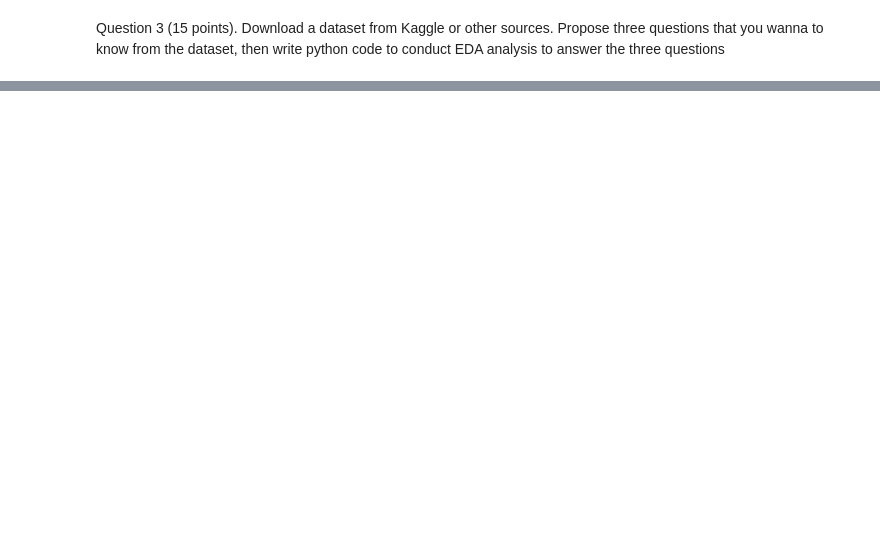
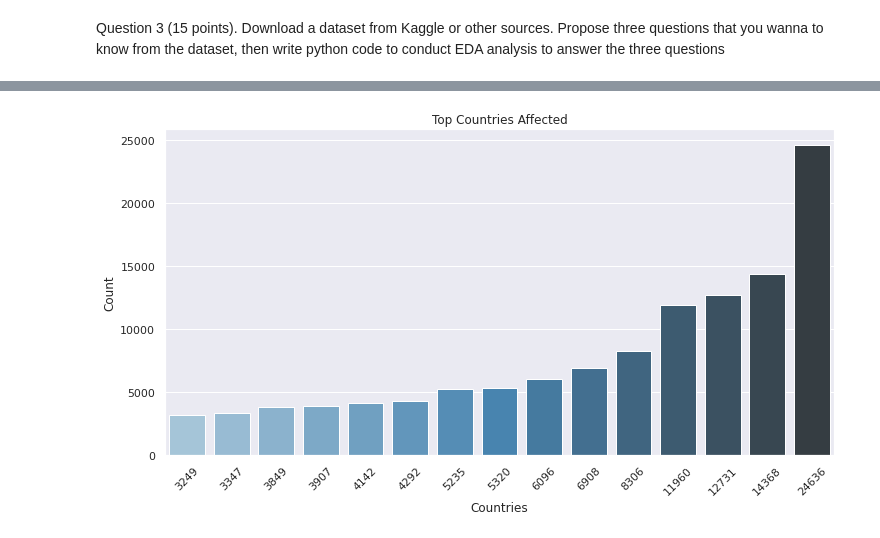
Before and after one commit to samhithaPeddireddy/Samhitha_Info5502_Spring2022, a Jupyter notebook: lab_assignment_04.ipynb, the cells around one changed output, grey strips where cells are left out. Saved outputs shown, nothing was run; the diff lists cells and outputs as text; code cells hidden in the pictures; blank space fills up the shorter version.

```diff
--- a/lab_assignment_04.ipynb
+++ b/lab_assignment_04.ipynb
@@ -135,0 +319,29 @@ Please list your questions here:
+# %%
+# You code to answer the three questions (Please add comments in the code):
+import pandas as pd
+import numpy as np
+import matplotlib.pyplot as plt
+
+
+terrorism_df = pd.read_csv("/content/globalterrorismdb_0718dist.csv", encoding ='latin1')#reading the csv file from kaggle directly and converting to dataframe
+terrorism_df.head()
+#renaming the columns
+terrorism_df.rename(columns={'iyear':'Year','imonth':'Month','iday':'Day', 'country_txt':'Country','provstate':'state',
+                         'region_txt':'Region','attacktype1_txt':'AttackType','target1':'Target','nkill':'Killed',
+                       'nwound':'Wounded','summary':'Summary','gname':'Group','targtype1_txt':'Target_type',
+                       'weaptype1_txt':'Weapon_type','motive':'Motive'},inplace=True)
+#creating dataframe by removing unecessary columns
+terrorism_sub_df = terrorism_df[['Year','Month','Day','Country','state','Region','city','latitude','longitude','AttackType','Killed',
+                      'Wounded','Target','Summary','Group','Target_type','Weapon_type','Motive']]
+terrorism_sub_df.head()
+terrorism_sub_df.isnull().sum() #checking for null values
+
+
+#Answering the questions
+print('Most attacks were in the country: ',terrorism_sub_df['Country'].value_counts().idxmax())
+print('Most attacks were in the city: ',terrorism_sub_df['city'].value_counts().index[1])
+print("Most attacks were in the city:",terrorism_sub_df['Region'].value_counts().idxmax())
+print("Most attacks were in the year:",terrorism_sub_df['Year'].value_counts().idxmax())
+print("Most attacks happened in the month:",terrorism_sub_df['Month'].value_counts().idxmax())
+print("Group which performeed most attacks:",terrorism_sub_df['Group'].value_counts().index[1])
+print("Most Attack Types:",terrorism_sub_df['AttackType'].value_counts().idxmax())
@@ -135,0 +356,16 @@ Please list your questions here:
+# %%
+#Visualizing the countries that aremost effected based on the number of terrorist attacks in a country
+import seaborn as sns
+
+#attack_country = terrorism_sub_df.Country.value_counts()[:15]
+x_cntry =terrorism_sub_df.Country.value_counts()[:15]
+y_cntry = terrorism_sub_df['Country'].value_counts(dropna=False).sort_index()
+plt.subplots(figsize=(12,6))
+sns.barplot(x=x_cntry, y=y_cntry,palette='Blues_d')
+plt.title('Top Countries Affected')
+plt.xlabel('Countries')
+plt.ylabel('Count')
+plt.xticks(rotation= 45)
+plt.show()
+# %% [output]
+[figure, added]
```
Also changed, not shown: parts of 18 cells of this notebook.
